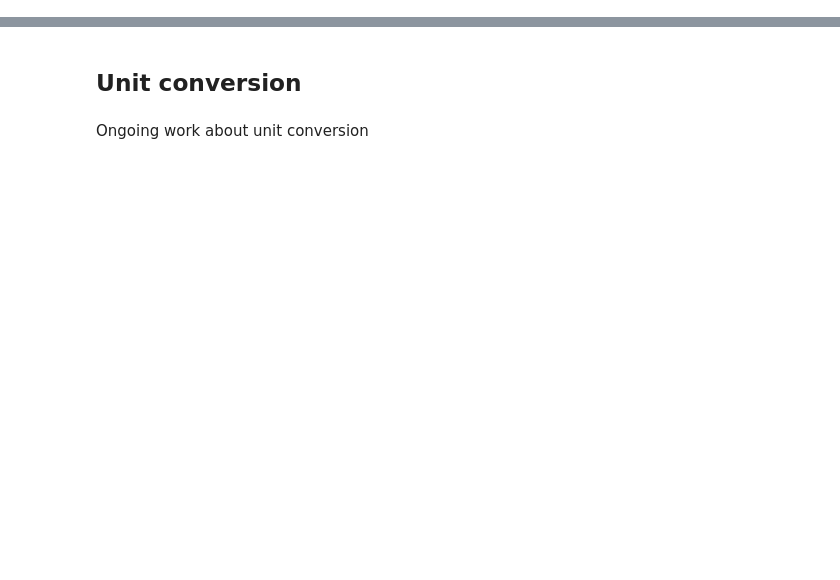
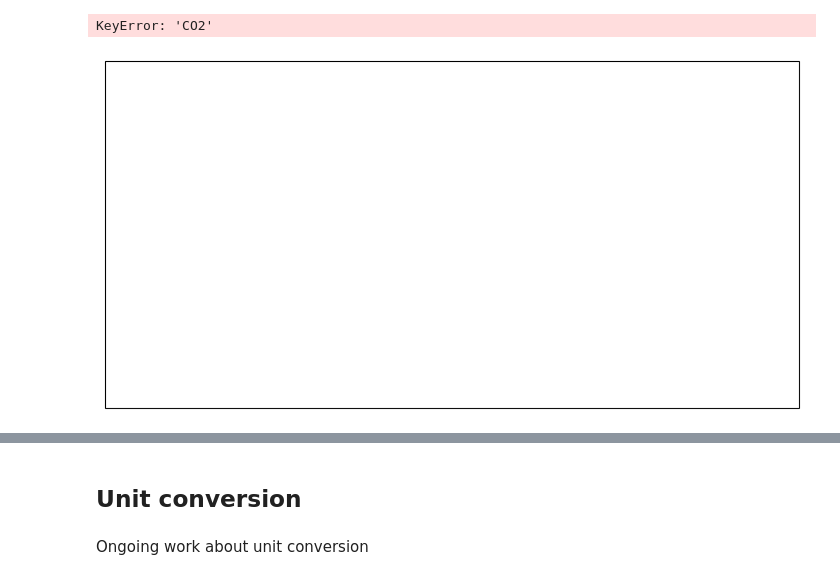
Before and after one commit to agmeyer4/noaa_csl, a Jupyter notebook: ipynbs/noaa_csl_dev.ipynb, the cells around one changed output, grey strips where cells are left out. Drawn from its saved outputs; the diff is of its cells as text; code cells hidden in the pictures; blank space fills up the shorter version.

```diff
--- a/ipynbs/noaa_csl_dev.ipynb
+++ b/ipynbs/noaa_csl_dev.ipynb
@@ -193,0 +161,3 @@ plt.show()
+# %%
+ds = xr.open_dataset('/uufs/chpc.utah.edu/common/home/lin-group9/agm/NOAA_CSL_Data/regridded/point_EGU/2019/Month01/weekdy/point_EGU.nc')
+ds
@@ -193,0 +182,13 @@ plt.show()
+# %%
+proj = ccrs.PlateCarree()
+fig = plt.figure(figsize=(10,5))
+ax = plt.axes(projection = proj)
+#ax.set_extent([map_extent['lon_low'],map_extent['lon_high'],map_extent['lat_low'],map_extent['lat_high']],crs=proj)
+ds['NOX'].sel({'utc_hour':1})['CO2'].plot.pcolormesh('lon','lat',ax = ax,cmap = 'viridis')
+ax.coastlines()
+ax.add_feature(cfeature.BORDERS)
+ax.add_feature(cfeature.STATES)
+plt.show()
+# %% [output]
+KeyError: 'CO2'
+[figure, added]
```
Also changed, not shown: parts of 48 cells of this notebook, 2 other files.
